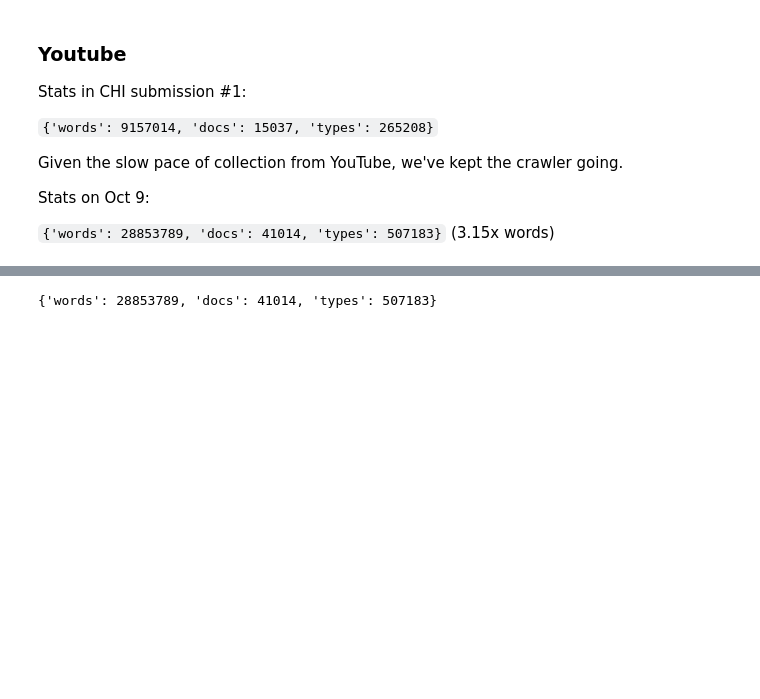
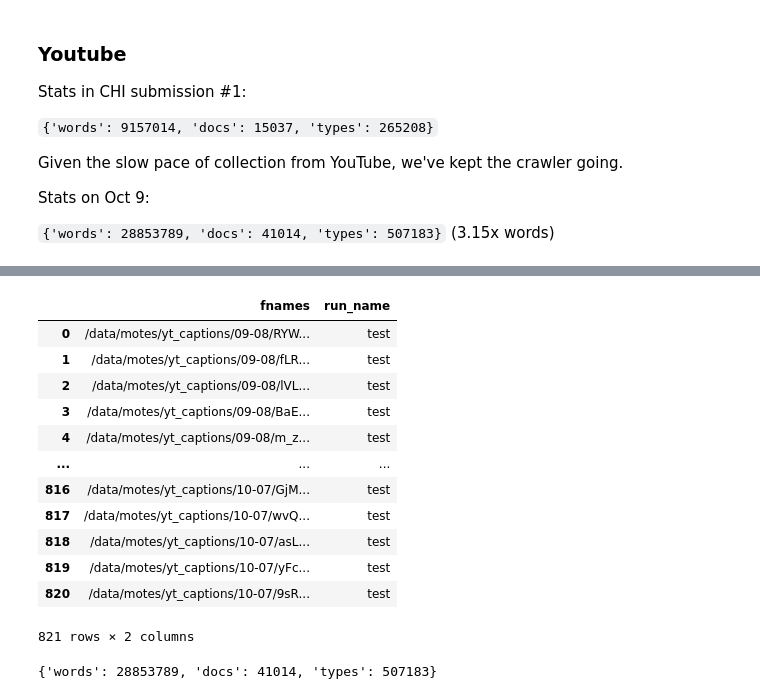
Before and after one commit to massivetexts/motes-corpus, a Jupyter notebook: training/TrainCooccurrenceMatrix.ipynb, the cells around one changed output, grey strips where cells are left out. Cells and saved outputs as stored; diff of their text form; code cells hidden in the pictures; blank space fills up the shorter version.

```diff
--- a/training/TrainCooccurrenceMatrix.ipynb
+++ b/training/TrainCooccurrenceMatrix.ipynb
@@ -113,0 +125,22 @@ Stats on Oct 9:
+# %%
+subset_of_paths = caption_paths[0::50]
+
+def glove_from_paths(paths, run_name, truncate_to=100000):
+    ytcorpus = YTCaptionCorpus(paths)
+    # TODO - save information connecting paths to name
+    cooc = modeling.train_coocurrence_matrix(ytcorpus.tokens(), model_dict,
+                                             window_size=10, print_every=2000)
+    # Truncate just to top n words in vocab
+    m = cooc.tocsc()[:truncate_to, :truncate_to].tocoo()
+
+    glove = Glove(no_components=300, learning_rate=0.05)
+    glove.fit(m, epochs=100, no_threads=25, verbose=True)
+    del m # not necessary, mainly for testing
+    dictionary = dict(list(model_dict.token2id.items())[:n])
+    glove.add_dictionary(dictionary)
+
+    # Convert to keyed vectors and save
+    kv = modeling.glove_to_keyedvectors(glove)
+    kv.save('/data/motes/models/{}.kv'.format(run_name))
+
+glove_from_paths(subset_of_paths, 'r1_split1')
@@ -113,0 +152,18 @@ Stats on Oct 9:
+# %%
+df = pd.DataFrame(subset_of_paths, columns=['fnames'])
+df['run_name'] = 'test'
+df.to_csv('')
+# %% [output]
+|  | fnames | run_name |
+| 0 | /data/motes/yt_captions/09-08/RYW... | test |
+| 1 | /data/motes/yt_captions/09-08/fLR... | test |
+| 2 | /data/motes/yt_captions/09-08/lVL... | test |
+| 3 | /data/motes/yt_captions/09-08/BaE... | test |
+| 4 | /data/motes/yt_captions/09-08/m_z... | test |
+| ... | ... | ... |
+| 816 | /data/motes/yt_captions/10-07/GjM... | test |
+| 817 | /data/motes/yt_captions/10-07/wvQ... | test |
+| 818 | /data/motes/yt_captions/10-07/asL... | test |
+| 819 | /data/motes/yt_captions/10-07/yFc... | test |
+| 820 | /data/motes/yt_captions/10-07/9sR... | test |
+821 rows × 2 columns
```
Also changed, not shown: parts of 14 cells of this notebook, 1 other file.
